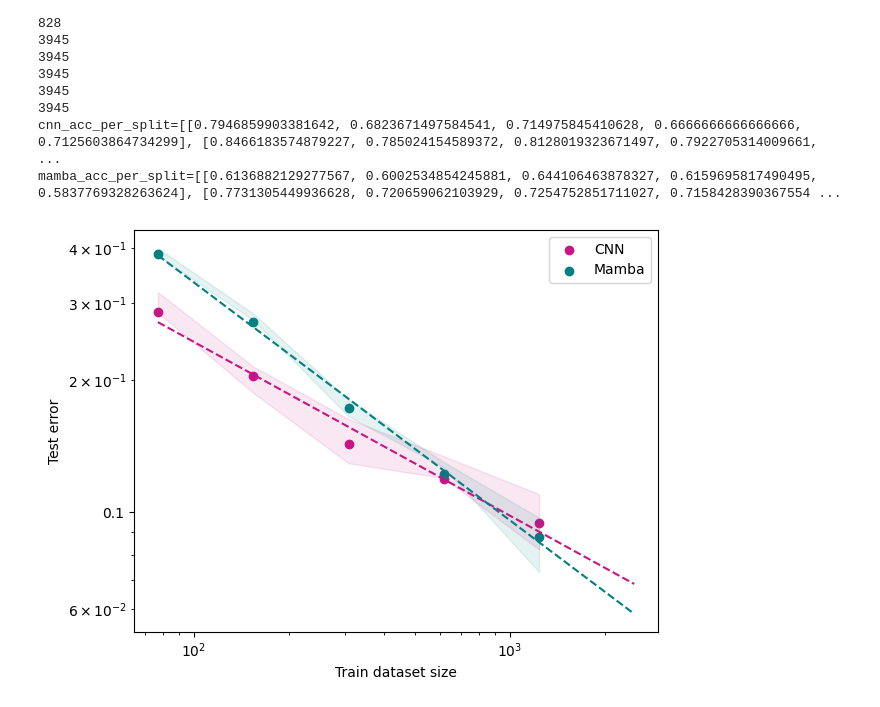
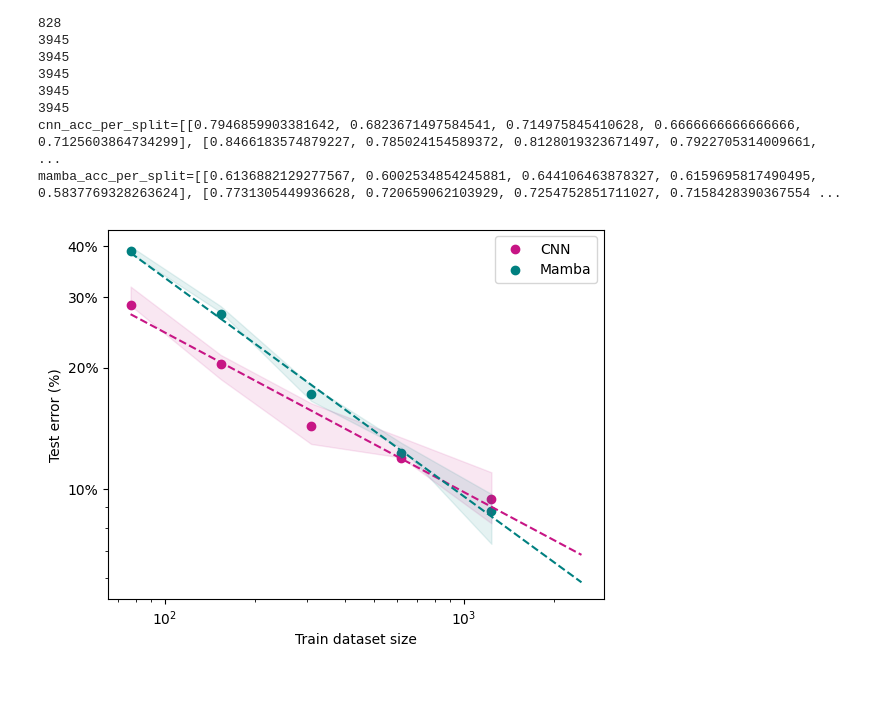
Before and after one commit to norlab-ulaval/BorealTC, a Jupyter notebook: analysis/train-size.ipynb, the cells around one changed output. Cells and saved outputs as stored; diff of their text form; code cells hidden in the pictures.

```diff
--- a/analysis/train-size.ipynb
+++ b/analysis/train-size.ipynb
@@ -98,37 +98,42 @@ ax.fill_between(x, mamba_bars[:, 0], mamba_bars[:, 1], alpha=0.1, color=COLORS["
 xlog = np.log(x)
 
 # cnn_trend = np.poly1d(np.polyfit(np.log2(x), cnn_err, 2))
 # mamba_trend = np.poly1d(np.polyfit(np.log2(x), mamba_err, 2))
 cnn_trend = np.poly1d(np.polyfit(xlog, np.log(cnn_err), 1))
 mamba_trend = np.poly1d(np.polyfit(xlog, np.log(mamba_err), 1))
 
 # x_trend
 ratio = x[-1] / x[-2]
 x_extend = x[-1] * ratio ** np.arange(2)
 x_trend = np.hstack([x[:-1], x_extend])
 # x_trend = x
 
 cnn_fit = lambda x: np.exp(cnn_trend(np.log(x)))
 mamba_fit = lambda x: np.exp(mamba_trend(np.log(x)))
 
 ax.loglog(x_trend, cnn_fit(x_trend), linestyle="--", color=COLORS["CNN"])
 ax.loglog(x_trend, mamba_fit(x_trend), linestyle="--", color=COLORS["MAMBA"])
 
-# ax.set_yticks(np.arange(0.60, 1.05, 0.05))
 
 
 ax.set_xlabel("Train dataset size")
-ax.set_ylabel("Test error")
+ax.set_ylabel("Test error (%)")
 
-ax.yaxis.set_major_formatter("{x:.1f}")
-# ax.yaxis.set_major_formatter(mticker.FuncFormatter(lambda y, _: f"{y:.2f}"))
-# ax.yaxis.set_major_formatter(mticker.PercentFormatter())
+ax.yaxis.set_minor_formatter(mticker.NullFormatter())
+
+ax.set_yticks(np.arange(0.1, 0.5, 0.1))
+ax.yaxis.set_major_formatter(mticker.FuncFormatter(lambda y, _: f"{y:.0%}"))
+# ax.yaxis.set_major_formatter('{x:g}')
+# ax.yaxis.set_major_formatter(mticker.ScalarFormatter())
+# ax.yaxis.get_major_formatter().set_scientific(False)
+# ax.ticklabel_format(axis="y", style="plain")
+# ax.yaxis.set_major_formatter(mticker.FuncFormatter(lambda y, _: f"{y*100:%}"))
 
 # ax.yaxis.set_major_formatter(mticker.ScalarFormatter())
 # ax.ticklabel_format(axis="y", style="plain")
 
 ax.legend(loc="best")
-fig.tight_layout()
+# fig.tight_layout()
 fig.savefig("analysis/train-sizes.pdf", bbox_inches="tight")
 # %% [output]
-[figure, old version]
+[figure, new version]
```
Also changed, not shown: 1 other file.
